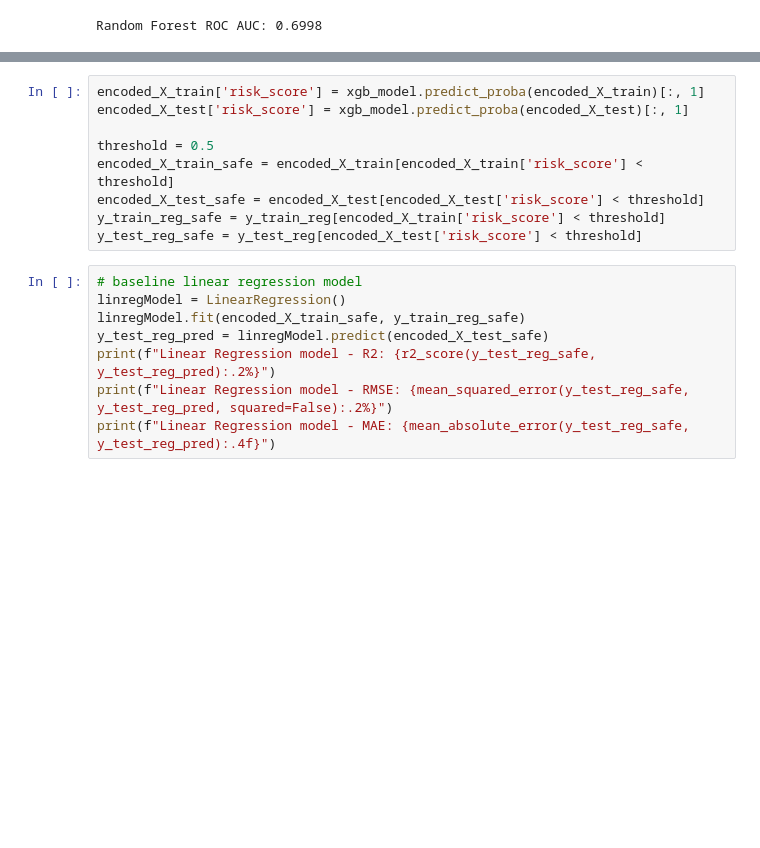
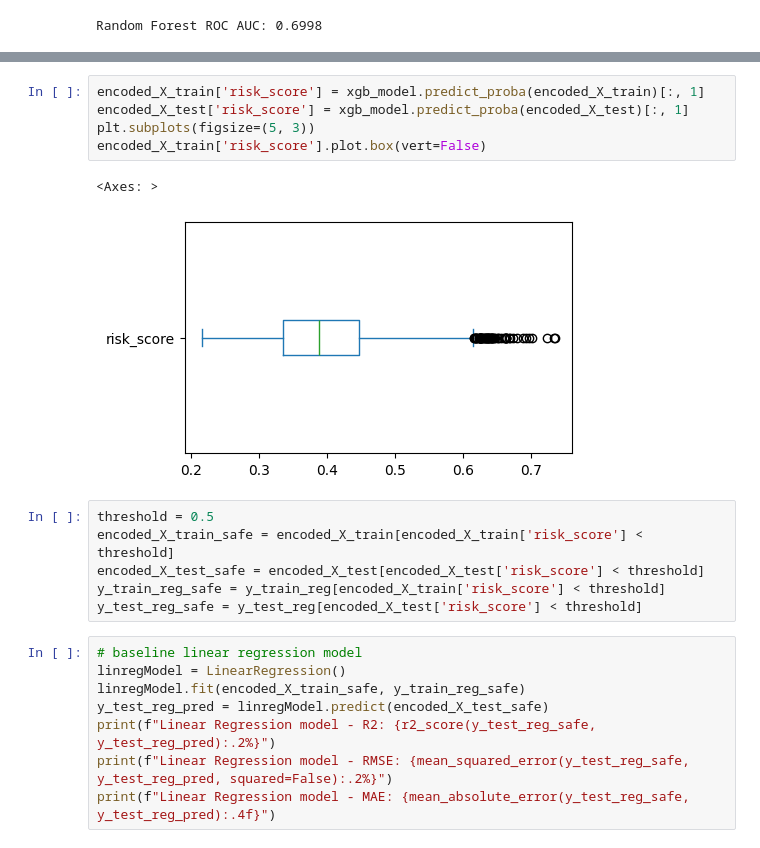
Before and after one commit to theodora-yko/lending_interest_rate_prediction, a Jupyter notebook: final.ipynb, the cells around one changed output, grey strips where cells are left out. Drawn from its saved outputs; the diff is of its cells as text; blank space fills up the shorter version.

```diff
--- a/final.ipynb
+++ b/final.ipynb
@@ -588,7 +638,12 @@ XGBoost ROC AUC: 0.6194
+# %%
+encoded_X_train['risk_score'] = xgb_model.predict_proba(encoded_X_train)[:, 1]
+encoded_X_test['risk_score'] = xgb_model.predict_proba(encoded_X_test)[:, 1]
+plt.subplots(figsize=(5, 3))
+encoded_X_train['risk_score'].plot.box(vert=False)
+# %% [output]
+<Axes: >
+[figure, added]
 # %%
-encoded_X_train['risk_score'] = xgb_model.predict_proba(encoded_X_train)[:, 1]
-encoded_X_test['risk_score'] = xgb_model.predict_proba(encoded_X_test)[:, 1]
-
 threshold = 0.5
 encoded_X_train_safe = encoded_X_train[encoded_X_train['risk_score'] < threshold]
 encoded_X_test_safe = encoded_X_test[encoded_X_test['risk_score'] < threshold]
```
Also changed, not shown: parts of 31 cells of this notebook.
